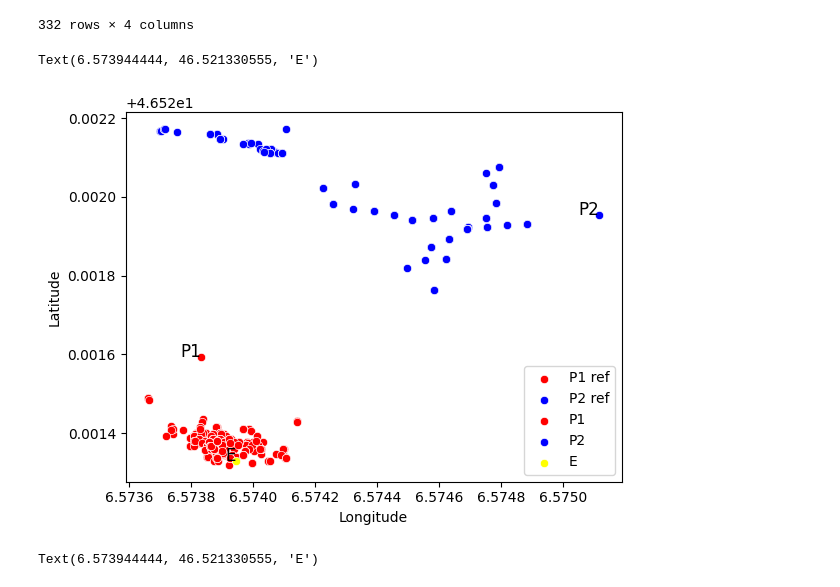
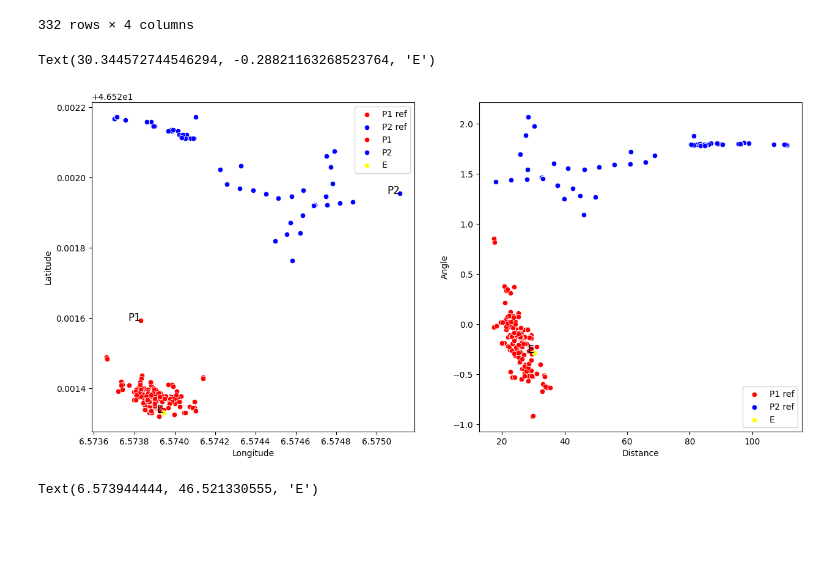
Before and after one commit to KlemenVovk/gps_evaluation, a Jupyter notebook: main.ipynb, the cells around one changed output. Cells and saved outputs as stored; diff of their text form; code cells hidden in the pictures; blank space fills up the shorter version.

Commit message:
Improve visualizations.

```diff
--- a/main.ipynb
+++ b/main.ipynb
@@ -62,18 +62,23 @@ display(df_p2)
 | 331 | 6.573992 | 46.522136 | 88.619574 | 1.800246 |
 332 rows × 4 columns
 # %%
-fig, ax = plt.subplots()
-sns.scatterplot(data=df_p1, x="Longitude", y="Latitude", ax=ax, label="P1 ref", color="red")
-sns.scatterplot(data=df_p2, x="Longitude", y="Latitude", ax=ax, label="P2 ref", color="blue")
-sns.scatterplot(x=[P1[0]], y=[P1[1]], ax=ax, label="P1", color="red")
-sns.scatterplot(x=[P2[0]], y=[P2[1]], ax=ax, label="P2", color="blue")
-sns.scatterplot(x=[E[0]], y=[E[1]], ax=ax, label="E", color="yellow")
-ax.text(P1[0], P1[1], "P1", fontsize=12, ha='right')
-ax.text(P2[0], P2[1], "P2", fontsize=12, ha='right')
-ax.text(E[0], E[1], "E", fontsize=12, ha='right')
+fig, ax = plt.subplots(1,2, figsize=(15,7))
+sns.scatterplot(data=df_p1, x="Longitude", y="Latitude", ax=ax[0], label="P1 ref", color="red")
+sns.scatterplot(data=df_p2, x="Longitude", y="Latitude", ax=ax[0], label="P2 ref", color="blue")
+sns.scatterplot(x=[P1[0]], y=[P1[1]], ax=ax[0], label="P1", color="red")
+sns.scatterplot(x=[P2[0]], y=[P2[1]], ax=ax[0], label="P2", color="blue")
+sns.scatterplot(x=[E[0]], y=[E[1]], ax=ax[0], label="E", color="yellow")
+ax[0].text(P1[0], P1[1], "P1", fontsize=12, ha='right')
+ax[0].text(P2[0], P2[1], "P2", fontsize=12, ha='right')
+ax[0].text(E[0], E[1], "E", fontsize=12, ha='right')
+
+sns.scatterplot(data=df_p1, x="Distance", y="Angle", ax=ax[1], label="P1 ref", color="red")
+sns.scatterplot(data=df_p2, x="Distance", y="Angle", ax=ax[1], label="P2 ref", color="blue")
+sns.scatterplot(x=[transform_to_rad(P1, E)[0]], y=[transform_to_rad(P1, E)[1]], ax=ax[1], label="E", color="yellow")
+ax[1].text(transform_to_rad(P1, E)[0], transform_to_rad(P1, E)[1], "E", fontsize=12, ha='right')
 # %% [output]
-Text(6.573944444, 46.521330555, 'E')
+Text(30.344572744546294, -0.28821163268523764, 'E')
-[figure, old version]
+[figure, new version]
 # %%
 fig, ax = plt.subplots(subplot_kw={'projection': ccrs.Mercator()})
 # Plot points on the map using Seaborn
```
Also changed, not shown: parts of 1 cell of this notebook.
